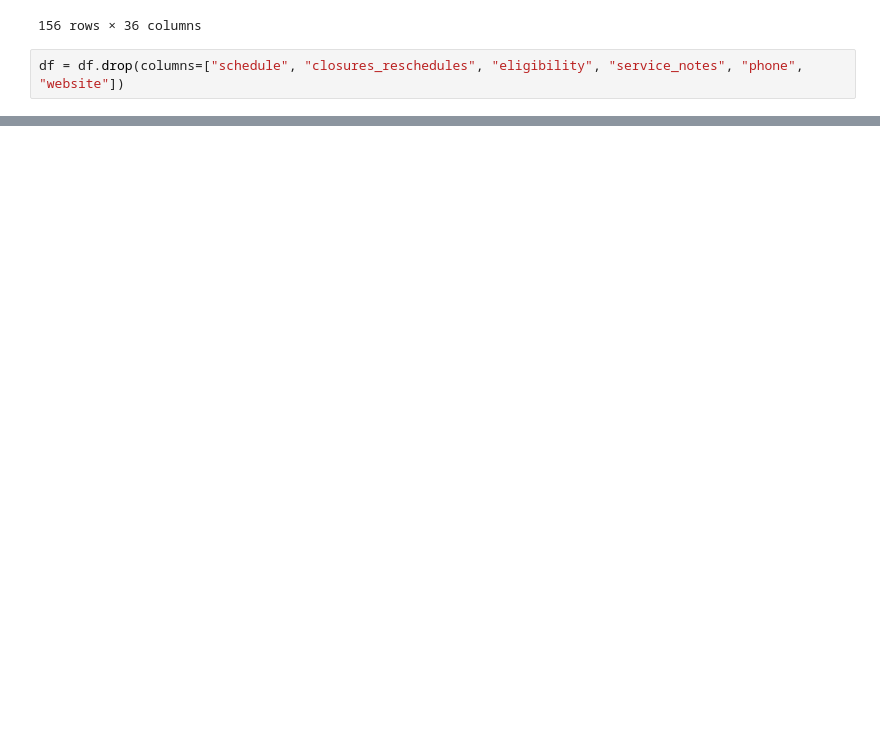
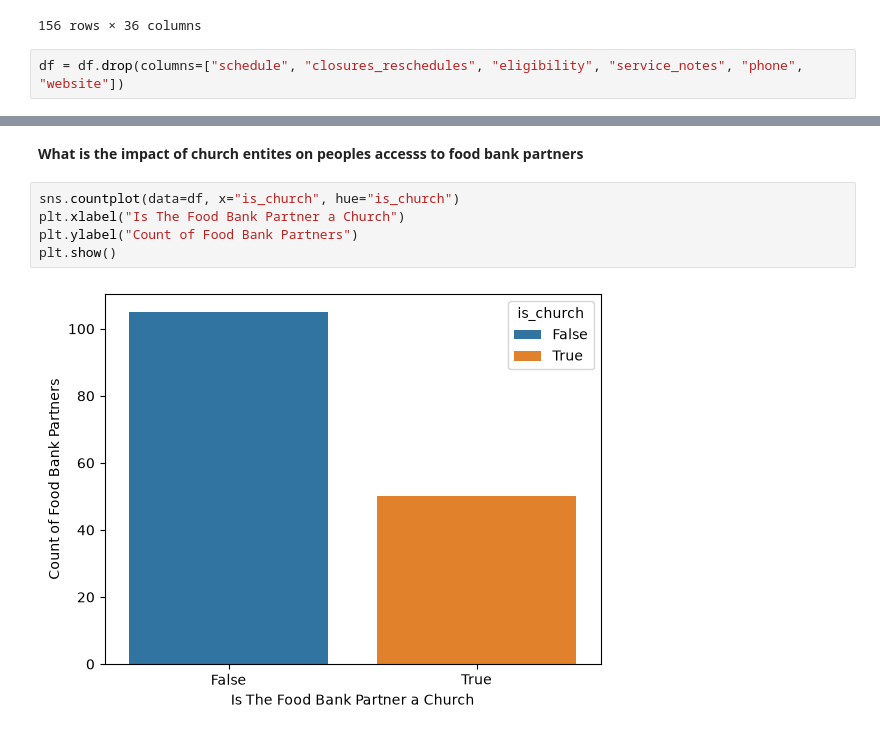
Before and after one commit to Nicolas-Holmgren-Chinique/Food-Bank-Capacity, a Jupyter notebook: Google Maps Data Ingestation.ipynb, the cells around one changed output, grey strips where cells are left out. Drawn from its saved outputs; the diff is of its cells as text; blank space fills up the shorter version.

```diff
--- a/Google Maps Data Ingestation.ipynb
+++ b/Google Maps Data Ingestation.ipynb
@@ -364,0 +470,9 @@ df.to_csv("google_maps_cleaned_data.csv", index=False)
+# %% [markdown]
+**What is the impact of church entites on peoples accesss to food bank partners**
+# %%
+sns.countplot(data=df, x="is_church", hue="is_church")
+plt.xlabel("Is The Food Bank Partner a Church")
+plt.ylabel("Count of Food Bank Partners")
+plt.show()
+# %% [output]
+[figure, added]
```
Also changed, not shown: parts of 56 cells of this notebook.
